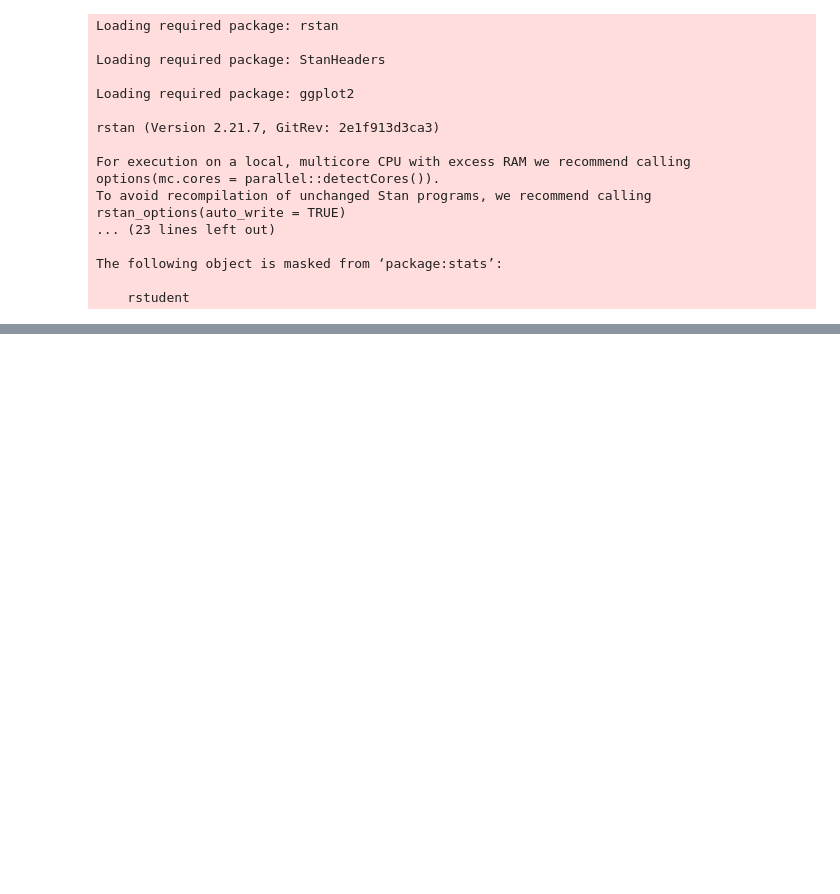
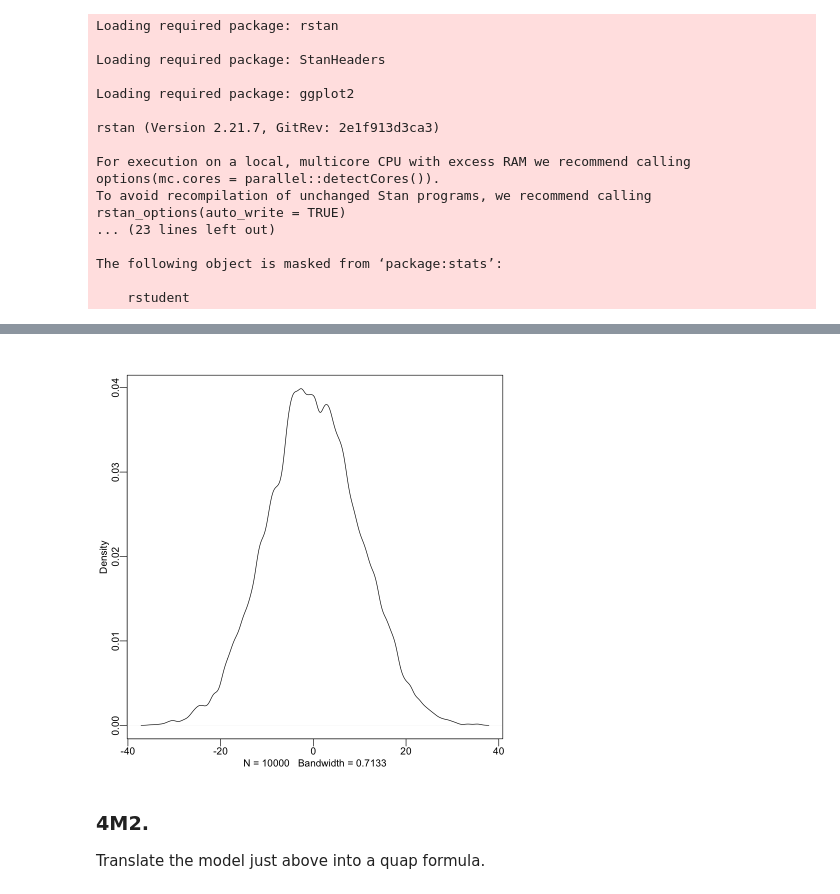
Before and after one commit to jfyu/rethinking_stats_2_practice, a Jupyter notebook: R/R_chapter_4.ipynb, the cells around one changed output, grey strips where cells are left out. Cells and saved outputs as stored; diff of their text form; code cells hidden in the pictures; blank space fills up the shorter version.

```diff
--- a/R/R_chapter_4.ipynb
+++ b/R/R_chapter_4.ipynb
@@ -22,0 +40,11 @@ The following object is masked from ‘package:stats’:
+# %%
+sigma <- rexp(1e4, 1)
+# %%
+y <- rnorm(1e4, mu, sigma)
+# %%
+dens(y)
+# %% [output]
+[figure, added]
+# %% [markdown]
+### 4M2.
+Translate the model just above into a quap formula.
```
Also changed, not shown: parts of 47 cells of this notebook, 1 other file.
